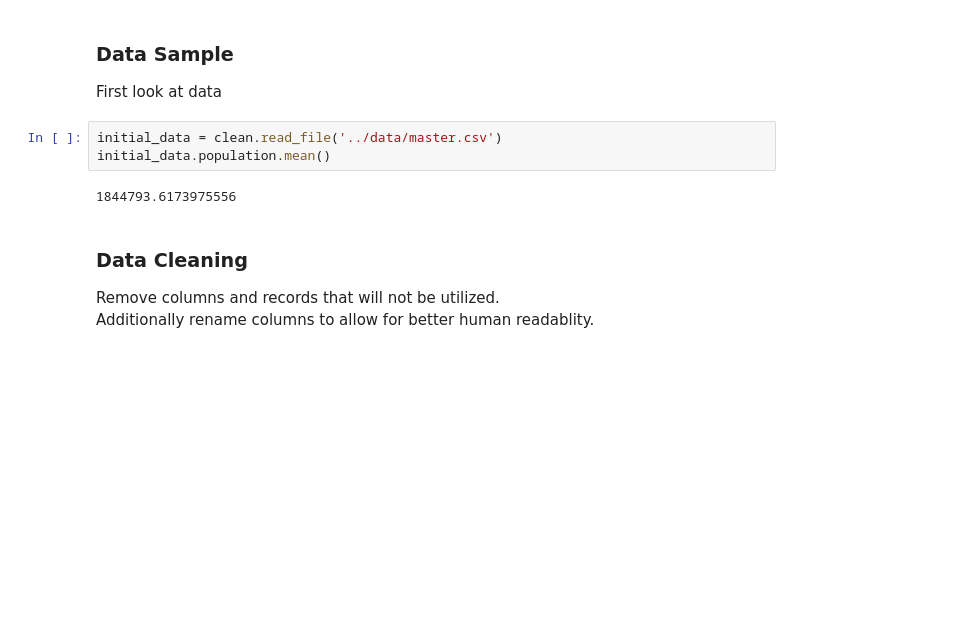
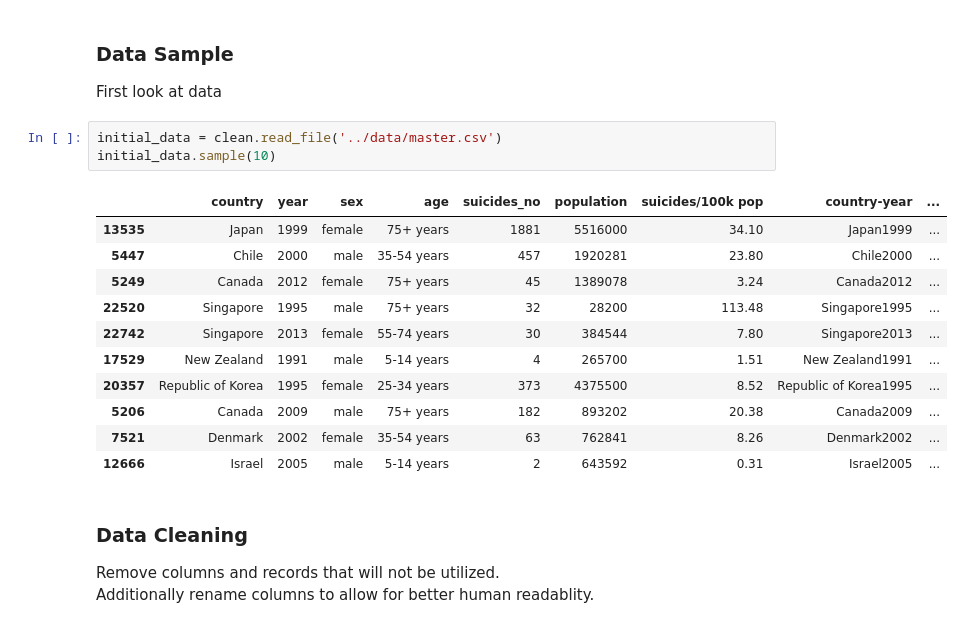
Before and after one commit to JaimeVRodriguez/suicide_rates_eda, a Jupyter notebook: notebooks/suicide_rate_eda.ipynb, the cells around one changed output. Cells and saved outputs as stored; diff of their text form; blank space fills up the shorter version.

```diff
--- a/notebooks/suicide_rate_eda.ipynb
+++ b/notebooks/suicide_rate_eda.ipynb
@@ -24,9 +24,19 @@ import plot
 First look at data
 # %%
 initial_data = clean.read_file('../data/master.csv')
-initial_data.population.mean()
+initial_data.sample(10)
 # %% [output]
-1844793.6173975556
+|  | country | year | sex | age | suicides_no | population | suicides/100k pop | country-year | ... |
+| 13535 | Japan | 1999 | female | 75+ years | 1881 | 5516000 | 34.10 | Japan1999 | ... |
+| 5447 | Chile | 2000 | male | 35-54 years | 457 | 1920281 | 23.80 | Chile2000 | ... |
+| 5249 | Canada | 2012 | female | 75+ years | 45 | 1389078 | 3.24 | Canada2012 | ... |
+| 22520 | Singapore | 1995 | male | 75+ years | 32 | 28200 | 113.48 | Singapore1995 | ... |
+| 22742 | Singapore | 2013 | female | 55-74 years | 30 | 384544 | 7.80 | Singapore2013 | ... |
+| 17529 | New Zealand | 1991 | male | 5-14 years | 4 | 265700 | 1.51 | New Zealand1991 | ... |
+| 20357 | Republic of Korea | 1995 | female | 25-34 years | 373 | 4375500 | 8.52 | Republic of Korea1995 | ... |
+| 5206 | Canada | 2009 | male | 75+ years | 182 | 893202 | 20.38 | Canada2009 | ... |
+| 7521 | Denmark | 2002 | female | 35-54 years | 63 | 762841 | 8.26 | Denmark2002 | ... |
+| 12666 | Israel | 2005 | male | 5-14 years | 2 | 643592 | 0.31 | Israel2005 | ... |
 # %% [markdown]
 ### Data Cleaning
 Remove columns and records that will not be utilized. <br />
```
Also changed, not shown: parts of 1 cell of this notebook.
